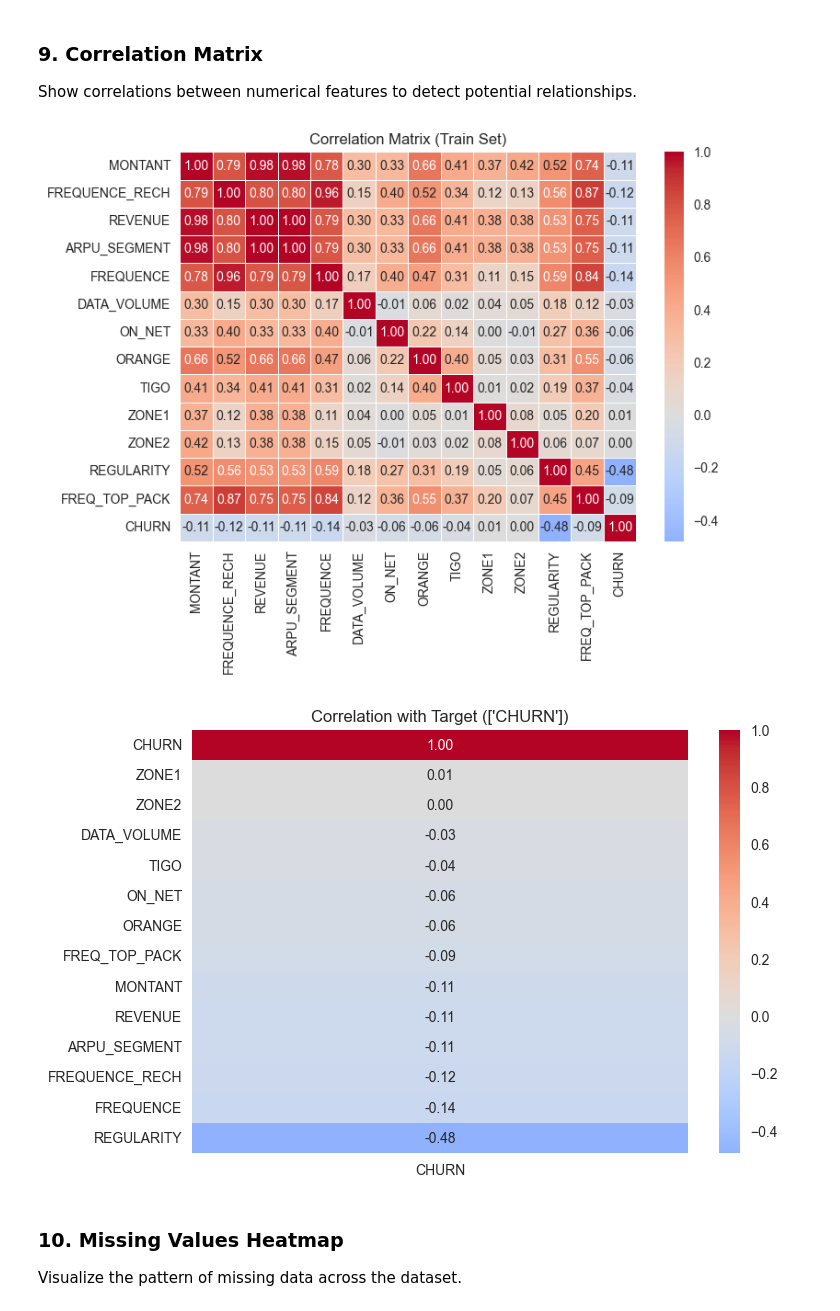
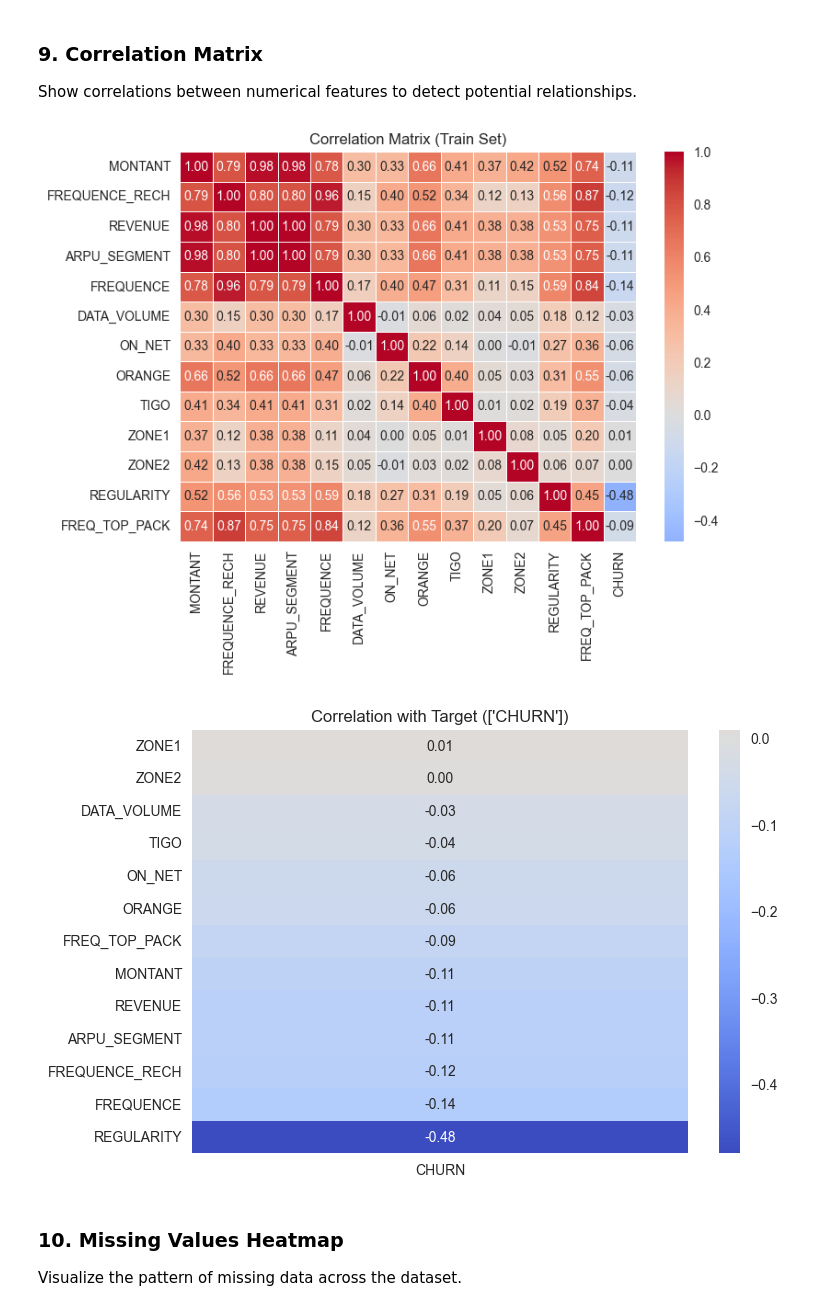
Before and after one commit to BraveVahid/telecom-customer-churn-prediction, a Jupyter notebook: notebooks/exploratory_data_analysis.ipynb, the cells around one changed output. Saved outputs shown, nothing was run; the diff lists cells and outputs as text; code cells hidden in the pictures.

Commit message:
Add notebook:  exploratory data analysis (EDA)

```diff
--- a/notebooks/exploratory_data_analysis.ipynb
+++ b/notebooks/exploratory_data_analysis.ipynb
@@ -126,21 +126,21 @@ dtype: float64
 Show correlations between numerical features to detect potential relationships.
 # %%
 numeric_cols = data.select_dtypes(include=[np.number]).columns.tolist()
-corr = data[numeric_cols].corr()
+corr = data[numeric_cols].corr().drop(labels=["CHURN"])
 
 sns.heatmap(corr, annot=True, fmt=".2f", cmap="coolwarm", center=0, linewidths=0.5)
 plt.title("Correlation Matrix (Train Set)", fontsize=12)
 plt.show()
 
 target_col = ["CHURN"]
 corr_target = corr[target_col].sort_values(by=target_col, ascending=False)
 
 sns.heatmap(corr_target, annot=True, fmt=".2f", cmap="coolwarm", center=0)
 plt.title(f"Correlation with Target ({target_col})", fontsize=12)
 plt.show()
 # %% [output]
-[figure, old version]
+[figure, new version]
-[figure, old version]
+[figure, new version]
 # %% [markdown]
 ### 10. Missing Values Heatmap
 Visualize the pattern of missing data across the dataset.
```
Also changed, not shown: parts of 1 cell of this notebook.
